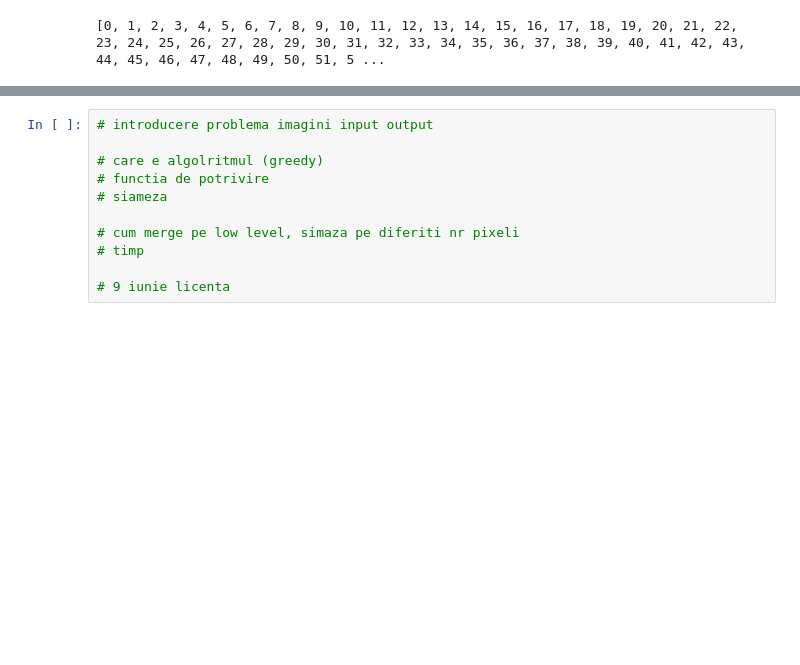
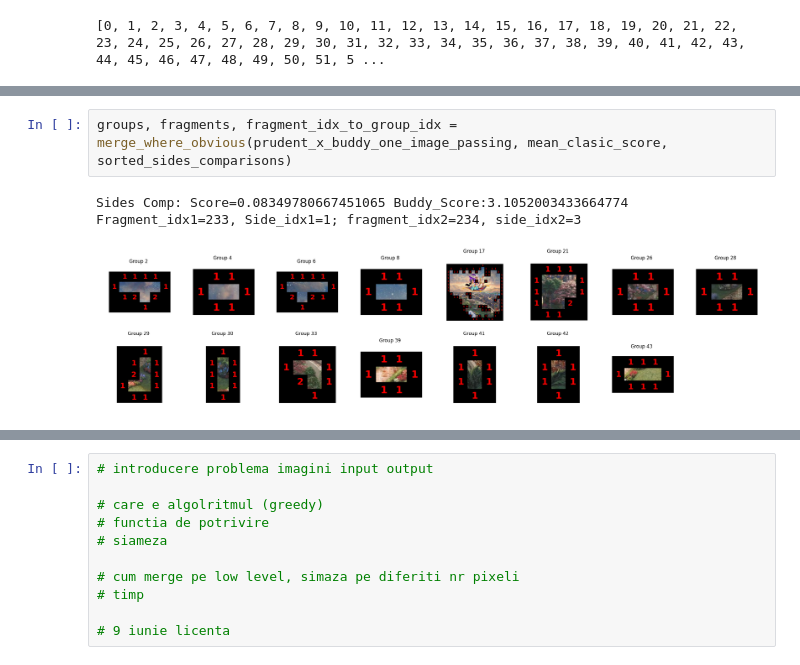
Before and after one commit to ilinca-ana-moraru/PuzzleColorMatching, a Jupyter notebook: pasting.ipynb, the cells around one changed output, grey strips where cells are left out. Drawn from its saved outputs; the diff is of its cells as text; blank space fills up the shorter version.

Commit message:
first step modular. functions for scores thresholds

```diff
--- a/pasting.ipynb
+++ b/pasting.ipynb
@@ -119,0 +124,5 @@ Sides Comp: Score=0.06998784814446023 Buddy_Score:2.2983393455299588 Fragment_id
+# %%
+groups, fragments, fragment_idx_to_group_idx = merge_where_obvious(prudent_x_buddy_one_image_passing, mean_clasic_score, sorted_sides_comparisons)
+# %% [output]
+Sides Comp: Score=0.08349780667451065 Buddy_Score:3.1052003433664774 Fragment_idx1=233, Side_idx1=1; fragment_idx2=234, side_idx2=3
+[figure, added]
```
Also changed, not shown: parts of 5 cells of this notebook, 1 other file.
